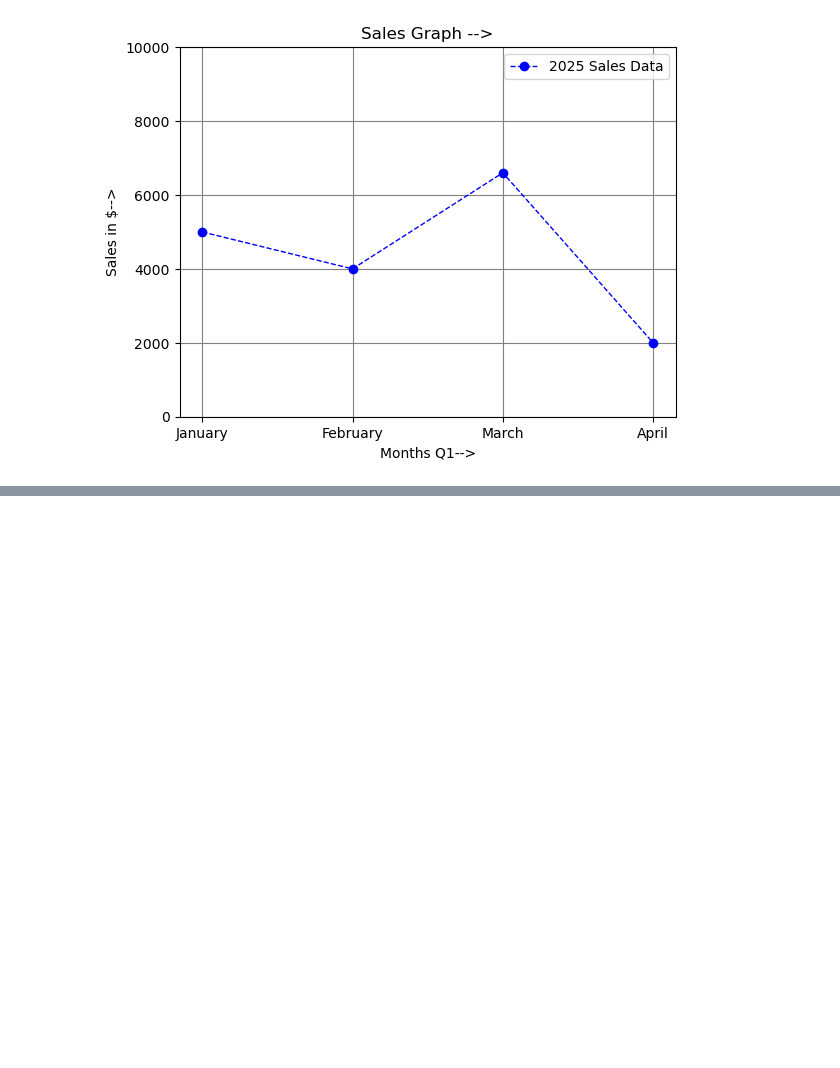
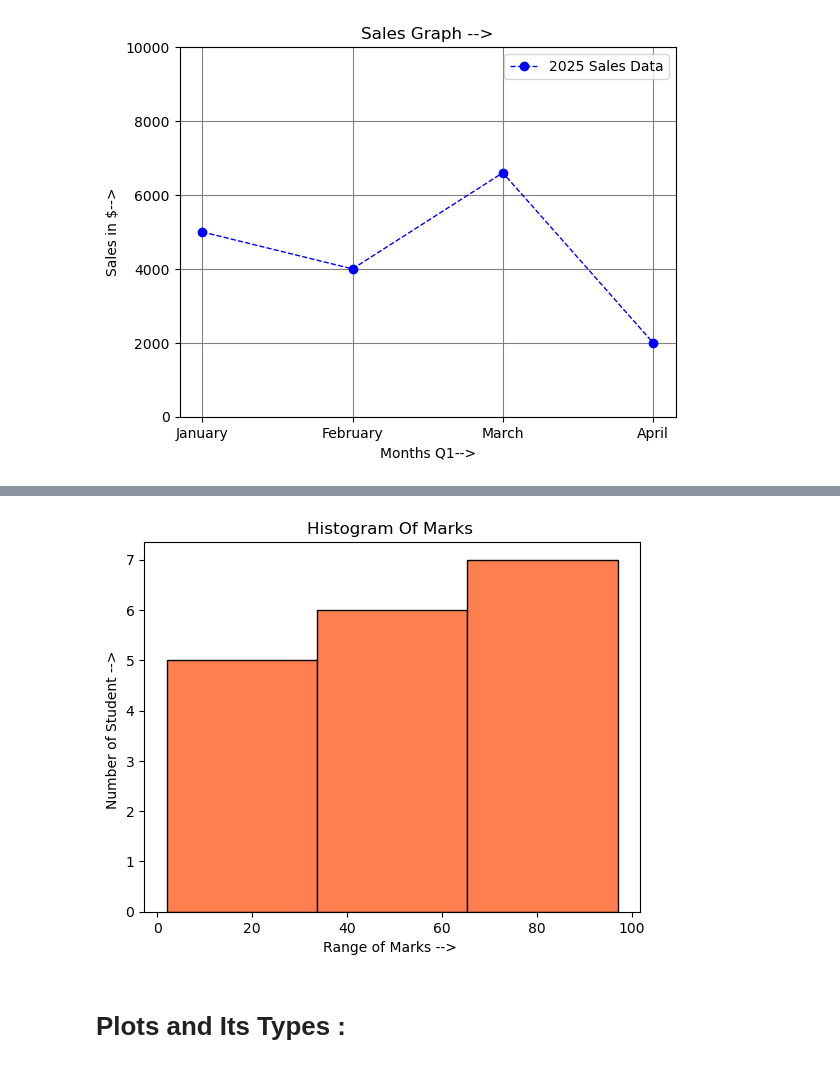
Before and after one commit to Nevin100/Data-Visualization, a Jupyter notebook: Matplotlib.ipynb, the cells around one changed output, grey strips where cells are left out. Cells and saved outputs as stored; diff of their text form; code cells hidden in the pictures; blank space fills up the shorter version.

```diff
--- a/Matplotlib.ipynb
+++ b/Matplotlib.ipynb
@@ -73,0 +106,15 @@ plt.show()
+# %%
+# Histogram--> Numerical Distubution and Insights
+# plt.hist(data, bins=number_of_bins, color='color_name', edgecolor='black')
+
+scores =[45,67,78,45,96,85,74,25,14,52,63,30,2,14,65,84,56,97]
+plt.hist(scores, bins=3, color='coral', edgecolor='black')
+plt.title("Histogram Of Marks ")
+plt.ylabel("Number of Student --> ")
+plt.xlabel("Range of Marks --> ")
+plt.plot()
+plt.show()
+# %% [output]
+[figure, added]
+# %% [markdown]
+# Plots and Its Types :
```
Also changed, not shown: parts of 3 cells of this notebook.
